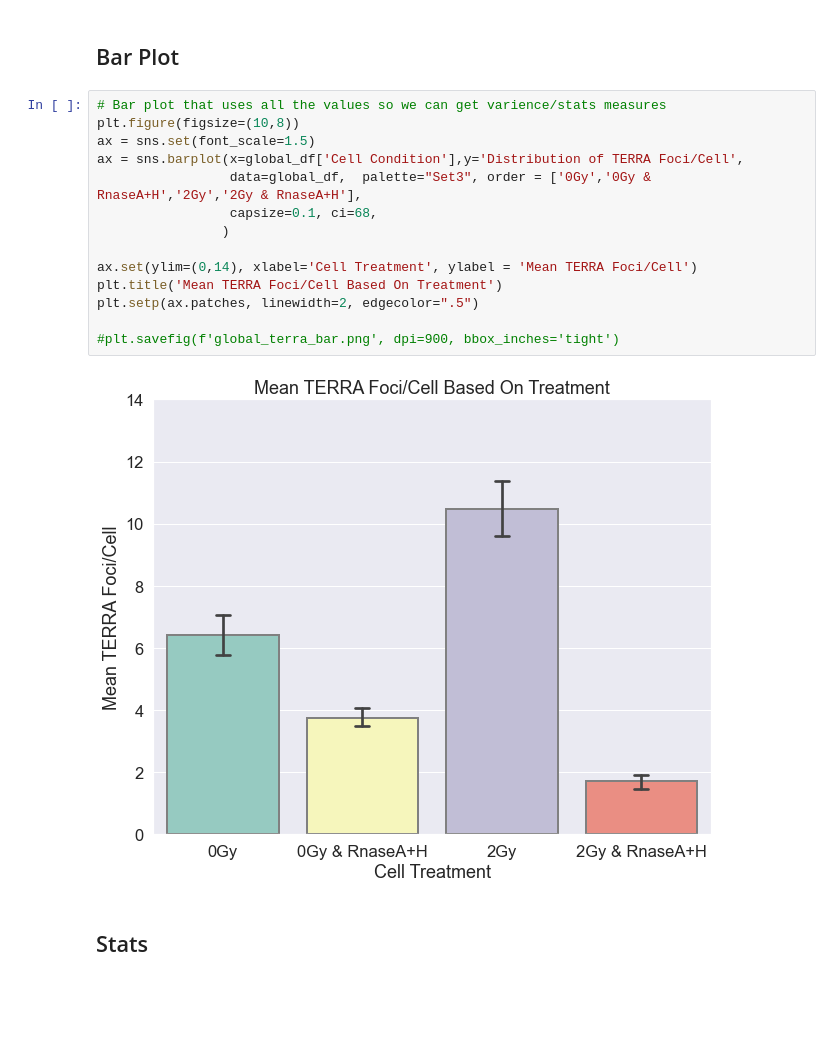
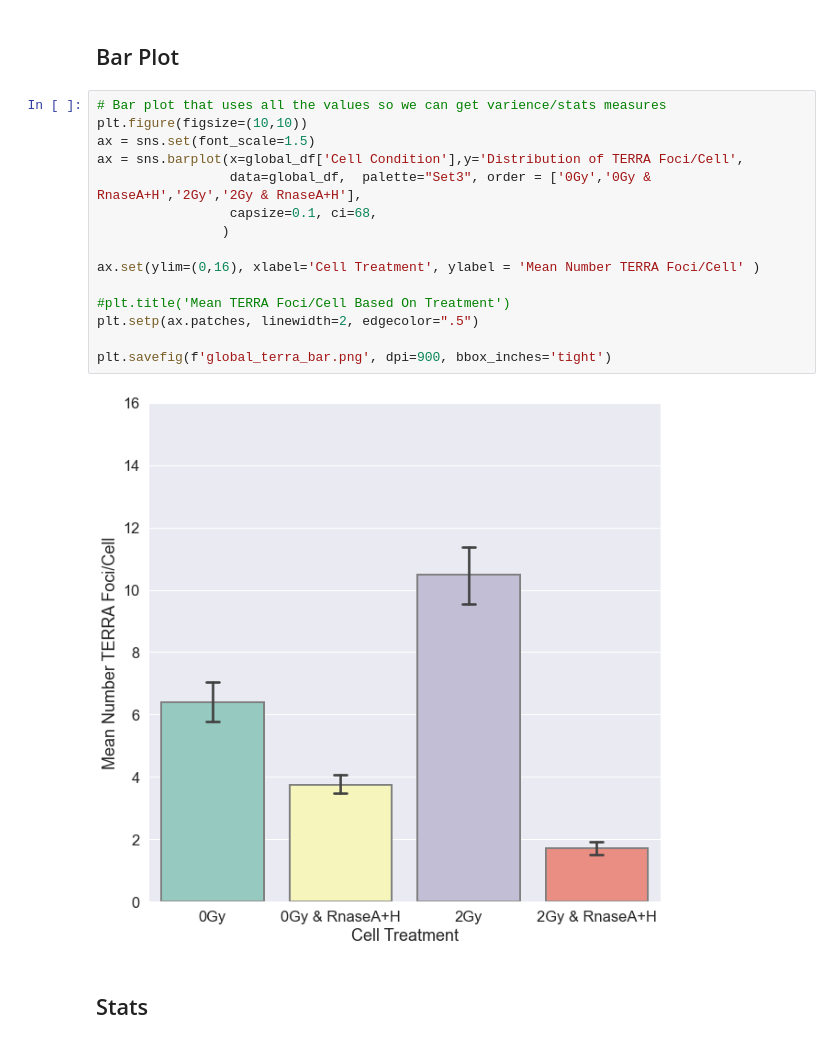
Before and after one commit to aidan-lew/TERRA_DSB, a Jupyter notebook: refined_terra_dsb.ipynb, the cells around one changed output. Saved outputs shown, nothing was run; the diff lists cells and outputs as text; blank space fills up the shorter version.

```diff
--- a/refined_terra_dsb.ipynb
+++ b/refined_terra_dsb.ipynb
@@ -187,20 +216,21 @@ g2_df.head(6)
 ## Bar Plot
 # %%
 # Bar plot that uses all the values so we can get varience/stats measures
-plt.figure(figsize=(10,8))
+plt.figure(figsize=(10,10))
 ax = sns.set(font_scale=1.5)
 ax = sns.barplot(x=global_df['Cell Condition'],y='Distribution of TERRA Foci/Cell',
                  data=global_df,  palette="Set3", order = ['0Gy','0Gy & RnaseA+H','2Gy','2Gy & RnaseA+H'],
                  capsize=0.1, ci=68,
                 )
 
-ax.set(ylim=(0,14), xlabel='Cell Treatment', ylabel = 'Mean TERRA Foci/Cell')
-plt.title('Mean TERRA Foci/Cell Based On Treatment')
+ax.set(ylim=(0,16), xlabel='Cell Treatment', ylabel = 'Mean Number TERRA Foci/Cell' )
+
+#plt.title('Mean TERRA Foci/Cell Based On Treatment')
 plt.setp(ax.patches, linewidth=2, edgecolor=".5")
 
-#plt.savefig(f'global_terra_bar.png', dpi=900, bbox_inches='tight')
+plt.savefig(f'global_terra_bar.png', dpi=900, bbox_inches='tight')
 # %% [output]
-[figure, old version]
+[figure, new version]
 # %% [markdown]
 ## Stats
 # %%
```
Also changed, not shown: parts of 34 cells of this notebook.
